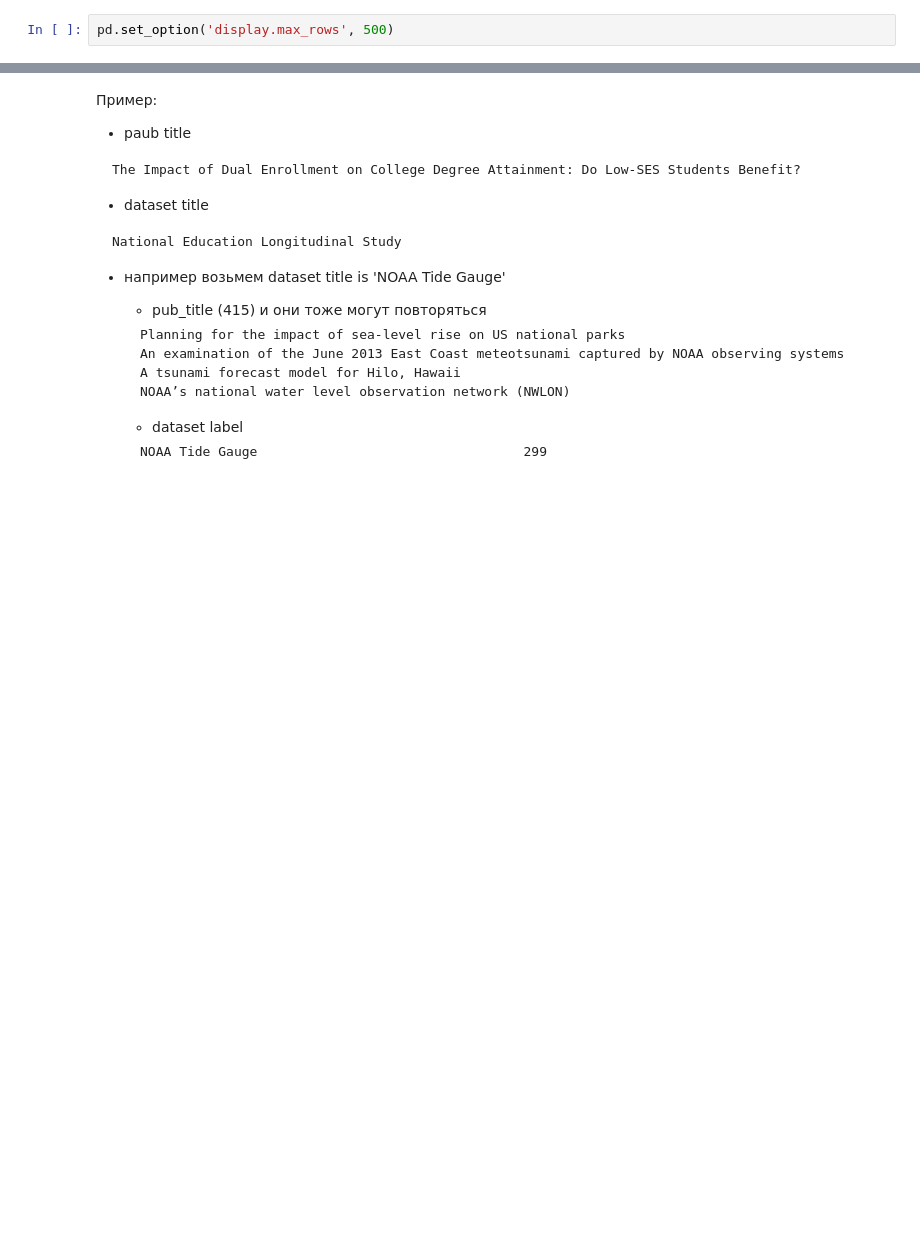
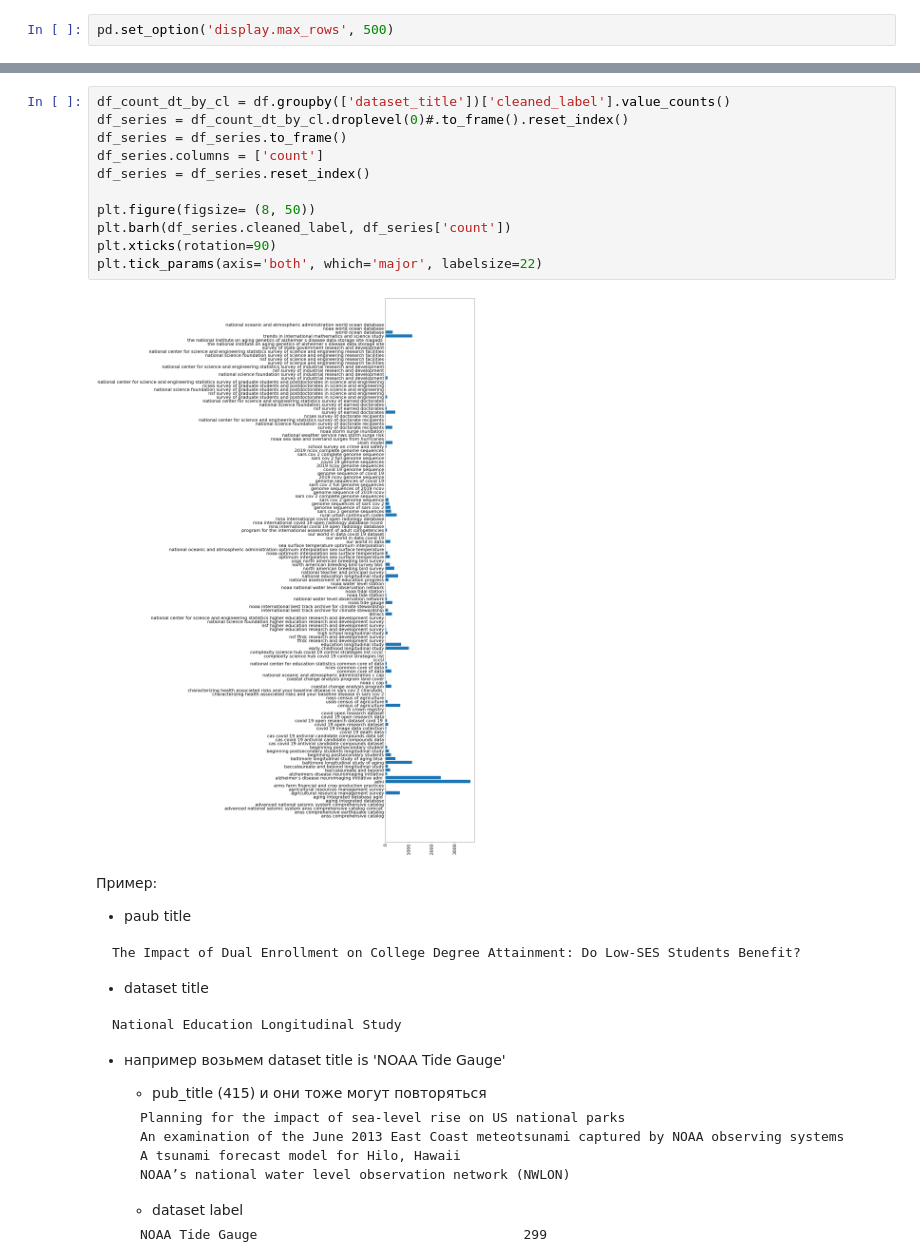
Before and after one commit to beifa/Coleridge_Initiative, a Jupyter notebook: notebook/look_for_data.ipynb, the cells around one changed output, grey strips where cells are left out. Drawn from its saved outputs; the diff is of its cells as text; blank space fills up the shorter version.

```diff
--- a/notebook/look_for_data.ipynb
+++ b/notebook/look_for_data.ipynb
@@ -118,3 +128,16 @@ Name: dataset_label, dtype: int64
+# %%
+df_count_dt_by_cl = df.groupby(['dataset_title'])['cleaned_label'].value_counts()
+df_series = df_count_dt_by_cl.droplevel(0)#.to_frame().reset_index()
+df_series = df_series.to_frame()
+df_series.columns = ['count']
+df_series = df_series.reset_index()
+
+plt.figure(figsize= (8, 50))
+plt.barh(df_series.cleaned_label, df_series['count'])
+plt.xticks(rotation=90)
+plt.tick_params(axis='both', which='major', labelsize=22)
+# %% [output]
+[figure, added]
 # %% [markdown]
 Пример:
 - paub title
```
Also changed, not shown: parts of 5 cells of this notebook.
